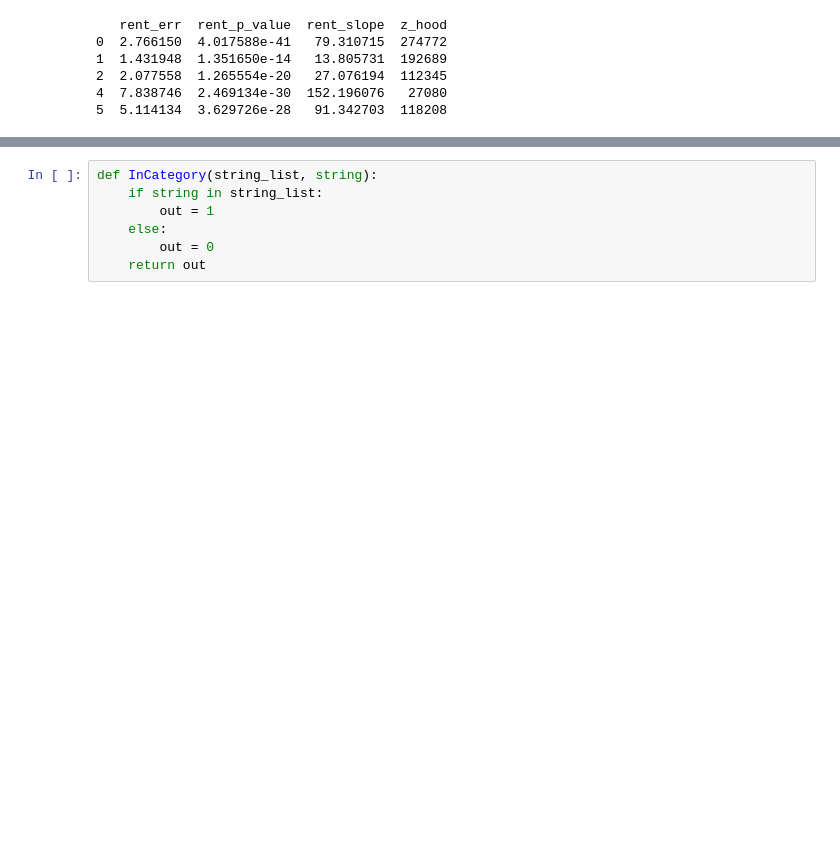
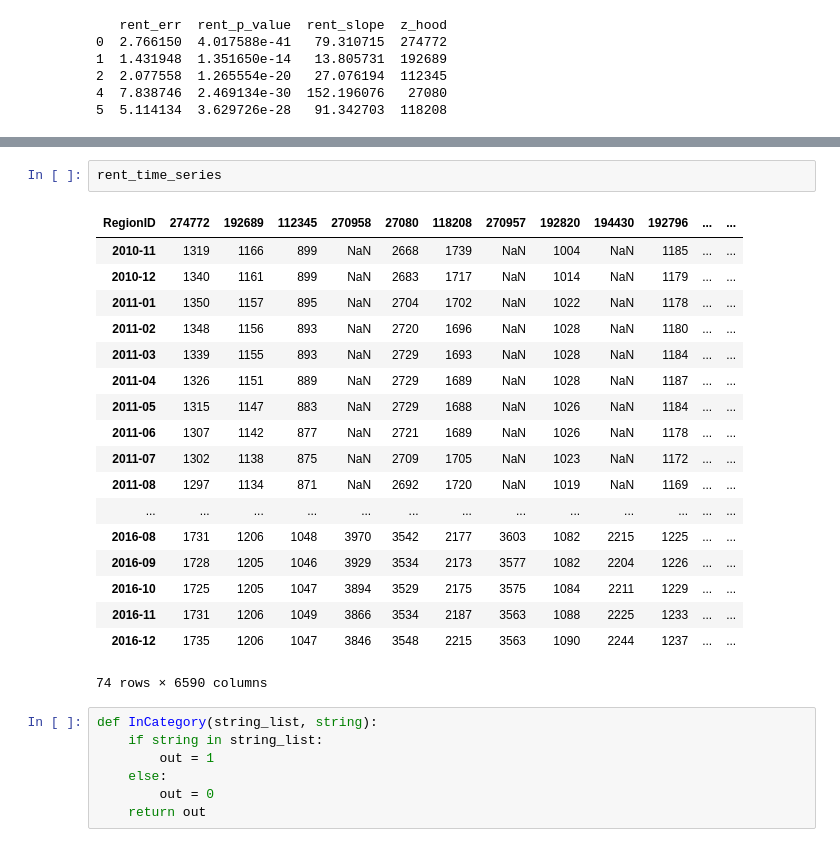
Before and after one commit to zihaoxu/jac_project, a Jupyter notebook: Visualizing time periods of rent data.ipynb, the cells around one changed output, grey strips where cells are left out. Drawn from its saved outputs; the diff is of its cells as text; blank space fills up the shorter version.

```diff
--- a/Visualizing time periods of rent data.ipynb
+++ b/Visualizing time periods of rent data.ipynb
@@ -146,3 +157,24 @@ print (rent_csv.head())
+# %%
+rent_time_series
+# %% [output]
+| RegionID | 274772 | 192689 | 112345 | 270958 | 27080 | 118208 | 270957 | 192820 | 194430 | 192796 | ... | ... |
+| 2010-11 | 1319 | 1166 | 899 | NaN | 2668 | 1739 | NaN | 1004 | NaN | 1185 | ... | ... |
+| 2010-12 | 1340 | 1161 | 899 | NaN | 2683 | 1717 | NaN | 1014 | NaN | 1179 | ... | ... |
+| 2011-01 | 1350 | 1157 | 895 | NaN | 2704 | 1702 | NaN | 1022 | NaN | 1178 | ... | ... |
+| 2011-02 | 1348 | 1156 | 893 | NaN | 2720 | 1696 | NaN | 1028 | NaN | 1180 | ... | ... |
+| 2011-03 | 1339 | 1155 | 893 | NaN | 2729 | 1693 | NaN | 1028 | NaN | 1184 | ... | ... |
+| 2011-04 | 1326 | 1151 | 889 | NaN | 2729 | 1689 | NaN | 1028 | NaN | 1187 | ... | ... |
+| 2011-05 | 1315 | 1147 | 883 | NaN | 2729 | 1688 | NaN | 1026 | NaN | 1184 | ... | ... |
+| 2011-06 | 1307 | 1142 | 877 | NaN | 2721 | 1689 | NaN | 1026 | NaN | 1178 | ... | ... |
+| 2011-07 | 1302 | 1138 | 875 | NaN | 2709 | 1705 | NaN | 1023 | NaN | 1172 | ... | ... |
+| 2011-08 | 1297 | 1134 | 871 | NaN | 2692 | 1720 | NaN | 1019 | NaN | 1169 | ... | ... |
+| ... | ... | ... | ... | ... | ... | ... | ... | ... | ... | ... | ... | ... |
+| 2016-08 | 1731 | 1206 | 1048 | 3970 | 3542 | 2177 | 3603 | 1082 | 2215 | 1225 | ... | ... |
+| 2016-09 | 1728 | 1205 | 1046 | 3929 | 3534 | 2173 | 3577 | 1082 | 2204 | 1226 | ... | ... |
+| 2016-10 | 1725 | 1205 | 1047 | 3894 | 3529 | 2175 | 3575 | 1084 | 2211 | 1229 | ... | ... |
+| 2016-11 | 1731 | 1206 | 1049 | 3866 | 3534 | 2187 | 3563 | 1088 | 2225 | 1233 | ... | ... |
+| 2016-12 | 1735 | 1206 | 1047 | 3846 | 3548 | 2215 | 3563 | 1090 | 2244 | 1237 | ... | ... |
+74 rows × 6590 columns
 # %%
 def InCategory(string_list, string):
     if string in string_list:
```
Also changed, not shown: parts of 1 cell of this notebook, 2 other files.
